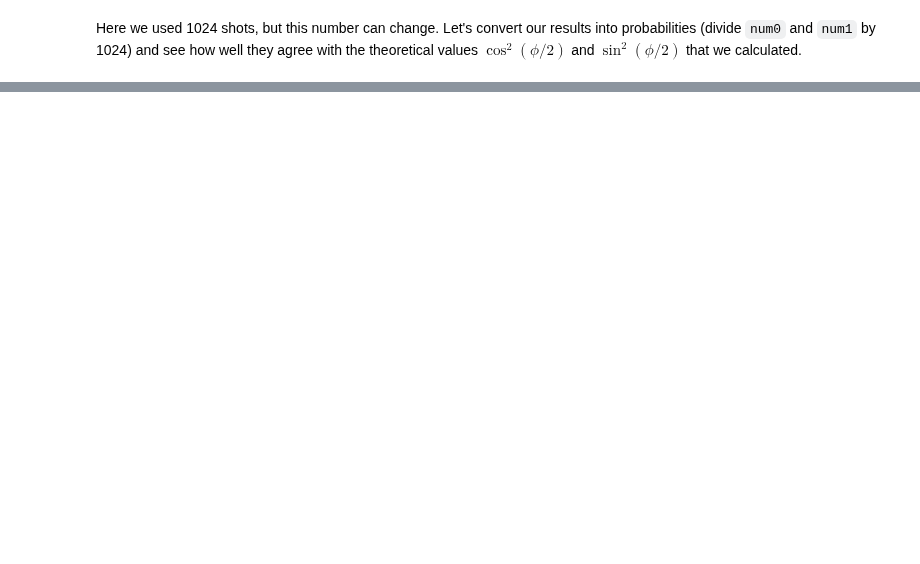
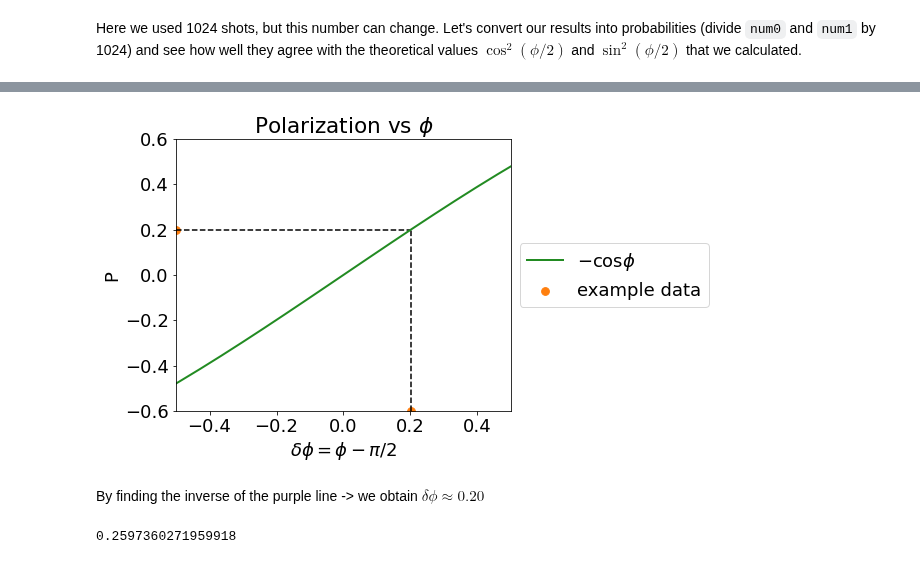
Before and after one commit to tinatn29/LIGO-code, a Jupyter notebook: SPLASH_demo.ipynb, the cells around one changed output, grey strips where cells are left out. Saved outputs shown, nothing was run; the diff lists cells and outputs as text; code cells hidden in the pictures; blank space fills up the shorter version.

```diff
--- a/SPLASH_demo.ipynb
+++ b/SPLASH_demo.ipynb
@@ -143,0 +165,35 @@ provider = IBMQ.load_account()
+# %%
+fig, ax = plt.subplots(figsize=(6,5))
+dphi = phi_rad - np.pi/2 # delta_phi (shift from pi/2)
+
+# plt.scatter(phi-np.pi/2, P, label="P (data)", s=50, color="purple")
+# plot theoretical curves
+phi_rad = np.linspace(0, 2 * np.pi, 100)
+plt.plot(dphi, -np.cos(phi_rad), lw=2, label="$-\cos{\phi}$", color="forestgreen")
+
+extr_x = [0]
+extr_y = [1]
+# plt.scatter(extr_x, extr_y, color="r", marker="x", s=70)
+
+ax.set_ylabel("P")
+ax.set_xlabel("$\delta\phi = \phi - \pi/2$")
+plt.title("Polarization vs $\phi$")
+# plt.legend(loc='center left', bbox_to_anchor=(1, 0.5))
+
+ax.set_xlim([-0.5,0.5])
+ax.set_ylim([-0.6,0.6])
+
+def inv_line(P):
+    return -(np.arccos(P)-np.pi/2)
+
+plt.scatter([-0.5,inv_line(0.2)], [0.2,-0.6], s=60, color="C1", label="example data")
+plt.hlines(0.2, -0.5, inv_line(0.2), color="k", linestyles="dashed")
+plt.vlines(inv_line(0.2), -0.6, 0.2, color="k", linestyles="dashed")
+
+plt.legend(loc='center left', bbox_to_anchor=(1, 0.5))
+
+plt.show()
+# %% [output]
+[figure, added]
+# %% [markdown]
+By finding the inverse of the purple line -> we obtain $\delta\phi \approx 0.20$
@@ -143,0 +216,4 @@ provider = IBMQ.load_account()
+# %%
+calc_phi_fit_linear(0.2, A, C)
+# %% [output]
+0.2597360271959918
```
Also changed, not shown: parts of 18 cells of this notebook.
